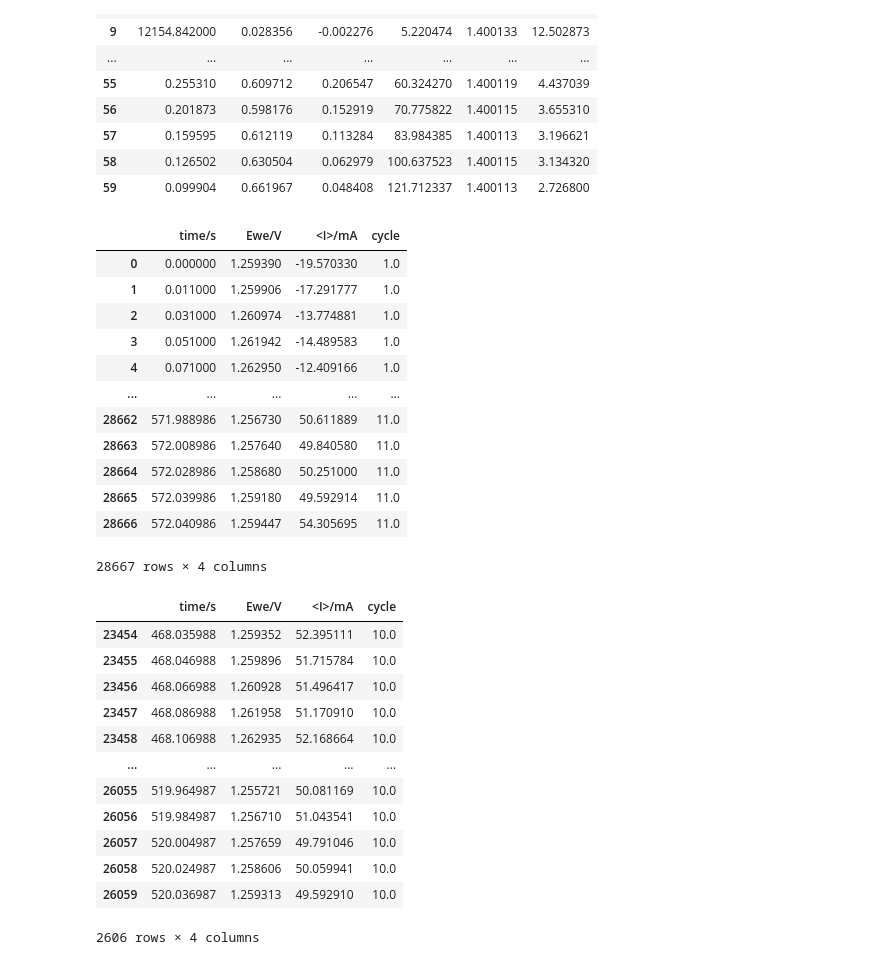
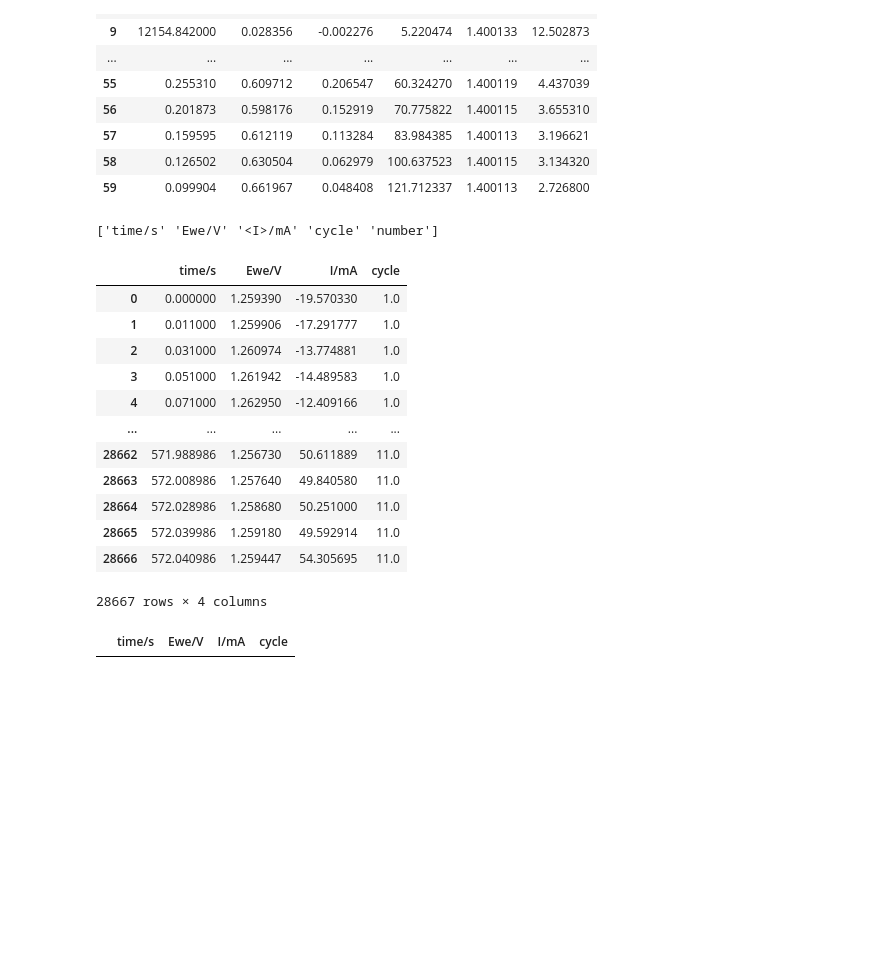
Before and after one commit to karaferner/cmu-edl, a Jupyter notebook: test.ipynb, the cells around one changed output. Saved outputs shown, nothing was run; the diff lists cells and outputs as text; code cells hidden in the pictures; blank space fills up the shorter version.

Commit message:
add interactive plot feature and data cleaning to all classes

```diff
--- a/test.ipynb
+++ b/test.ipynb
@@ -12,5 +8,5 @@ Active Area: 5
 # %%
 exp.polarization.add_high_current_data('test_data/test_data_highIVcurve.txt')
-# exp.polarization.add_low_current_data('test_data/test_data_lowIVcurve.txt')
+exp.polarization.add_low_current_data('test_data/test_data_lowIVcurve.txt')
 # %% [output]
 ['Ns' 'time/s' '<Ewe>/V' 'I/mA']
@@ -175,10 +152,12 @@ exp.EIS.get_HFR()
 exp.EIS.plot_Nyquist()
 # %%
 exp.CV.add_CV_data('test_data/test_data_CV.txt')
+# %% [output]
+['time/s' 'Ewe/V' '<I>/mA' 'cycle' 'number']
 # %%
 exp.CV.get_CV_data()
 # %% [output]
-|  | time/s | Ewe/V | <I>/mA | cycle |
+|  | time/s | Ewe/V | I/mA | cycle |
 | 0 | 0.000000 | 1.259390 | -19.570330 | 1.0 |
 | 1 | 0.011000 | 1.259906 | -17.291777 | 1.0 |
 | 2 | 0.031000 | 1.260974 | -13.774881 | 1.0 |
@@ -192,20 +171,8 @@ exp.CV.get_CV_data()
 | 28666 | 572.040986 | 1.259447 | 54.305695 | 11.0 |
 28667 rows × 4 columns
 # %%
-exp.CV.select_cycle(cycle_num=10)
+exp.CV.select_cycle(cycle_num=8)
 # %% [output]
-|  | time/s | Ewe/V | <I>/mA | cycle |
-| 23454 | 468.035988 | 1.259352 | 52.395111 | 10.0 |
-| 23455 | 468.046988 | 1.259896 | 51.715784 | 10.0 |
-| 23456 | 468.066988 | 1.260928 | 51.496417 | 10.0 |
-| 23457 | 468.086988 | 1.261958 | 51.170910 | 10.0 |
-| 23458 | 468.106988 | 1.262935 | 52.168664 | 10.0 |
-| ... | ... | ... | ... | ... |
-| 26055 | 519.964987 | 1.255721 | 50.081169 | 10.0 |
-| 26056 | 519.984987 | 1.256710 | 51.043541 | 10.0 |
-| 26057 | 520.004987 | 1.257659 | 49.791046 | 10.0 |
-| 26058 | 520.024987 | 1.258606 | 50.059941 | 10.0 |
-| 26059 | 520.036987 | 1.259313 | 49.592910 | 10.0 |
+|  | time/s | Ewe/V | I/mA | cycle |
-2606 rows × 4 columns
 # %%
 exp.CV.plot_CV()
```
Also changed, not shown: parts of 8 cells of this notebook, 15 other files.
